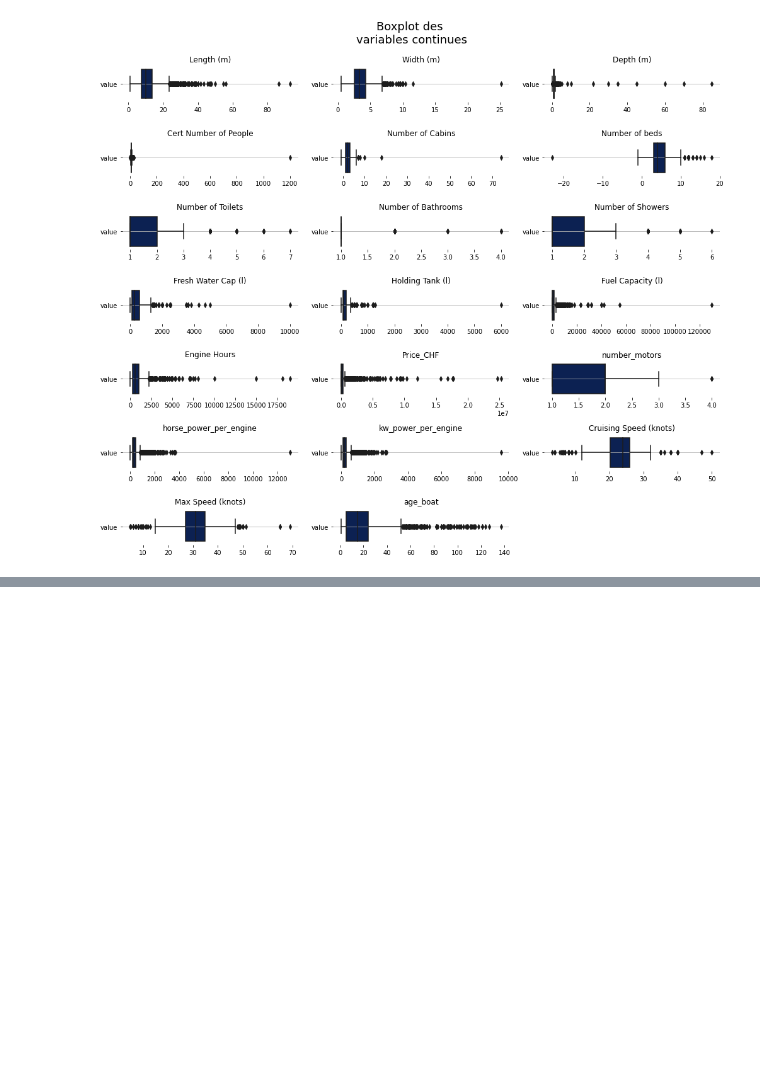
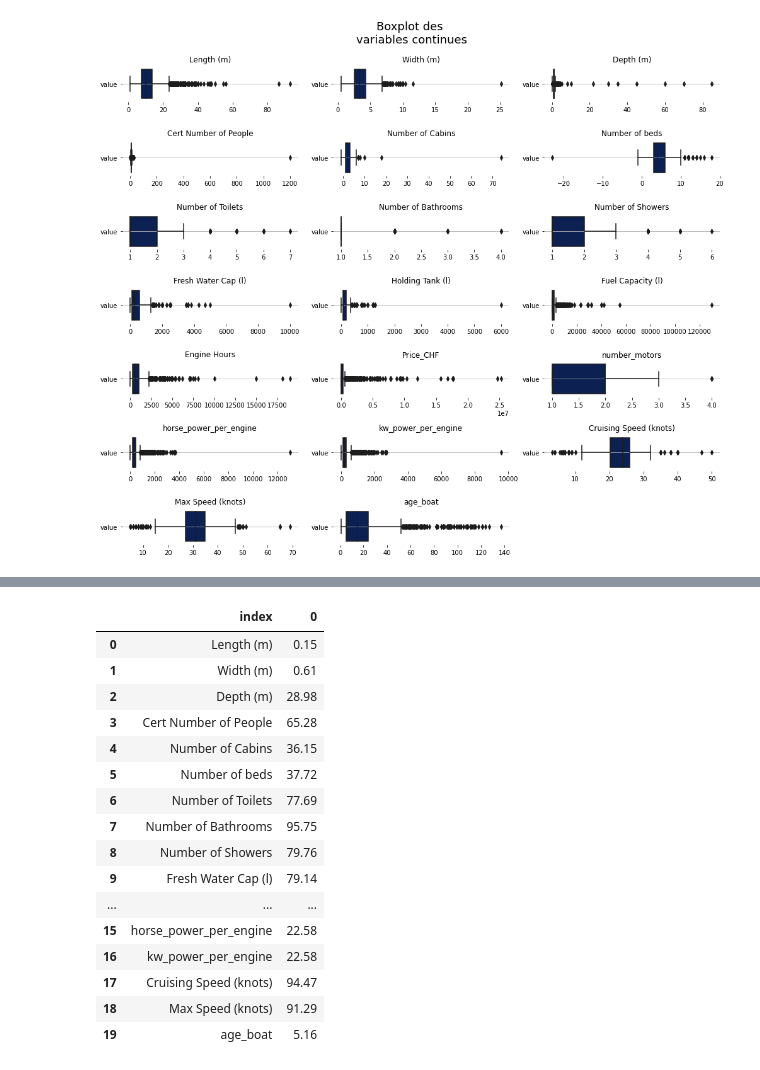
Before and after one commit to kristy25/AcademyPublic, a Jupyter notebook: Untitled1.ipynb, the cells around one changed output, grey strips where cells are left out. Drawn from its saved outputs; the diff is of its cells as text; code cells hidden in the pictures; blank space fills up the shorter version.

```diff
--- a/Untitled1.ipynb
+++ b/Untitled1.ipynb
@@ -2477,0 +2583,4 @@ for n, variable in enumerate(col_numericals):
+# %%
+df_temp = pd.DataFrame(np.round(train[col_categoricals].isna().sum()*100/len(train),2)).reset_index(drop=False)
+
+df_temp
@@ -2477,0 +2597,26 @@ for n, variable in enumerate(col_numericals):
+# %%
+dict_cols = {'categoricals': col_categoricals,
+               'numericals': col_numericals}
+
+for k, v in dict_cols.items():
+   df_temp = pd.DataFrame(np.round(train[v].isna().sum()*100/len(train),2)).reset_index(drop=False)
+
+df_temp
+# %% [output]
+|  | index | 0 |
+| 0 | Length (m) | 0.15 |
+| 1 | Width (m) | 0.61 |
+| 2 | Depth (m) | 28.98 |
+| 3 | Cert Number of People | 65.28 |
+| 4 | Number of Cabins | 36.15 |
+| 5 | Number of beds | 37.72 |
+| 6 | Number of Toilets | 77.69 |
+| 7 | Number of Bathrooms | 95.75 |
+| 8 | Number of Showers | 79.76 |
+| 9 | Fresh Water Cap (l) | 79.14 |
+| ... | ... | ... |
+| 15 | horse_power_per_engine | 22.58 |
+| 16 | kw_power_per_engine | 22.58 |
+| 17 | Cruising Speed (knots) | 94.47 |
+| 18 | Max Speed (knots) | 91.29 |
+| 19 | age_boat | 5.16 |
```
Also changed, not shown: parts of 18 cells of this notebook.
